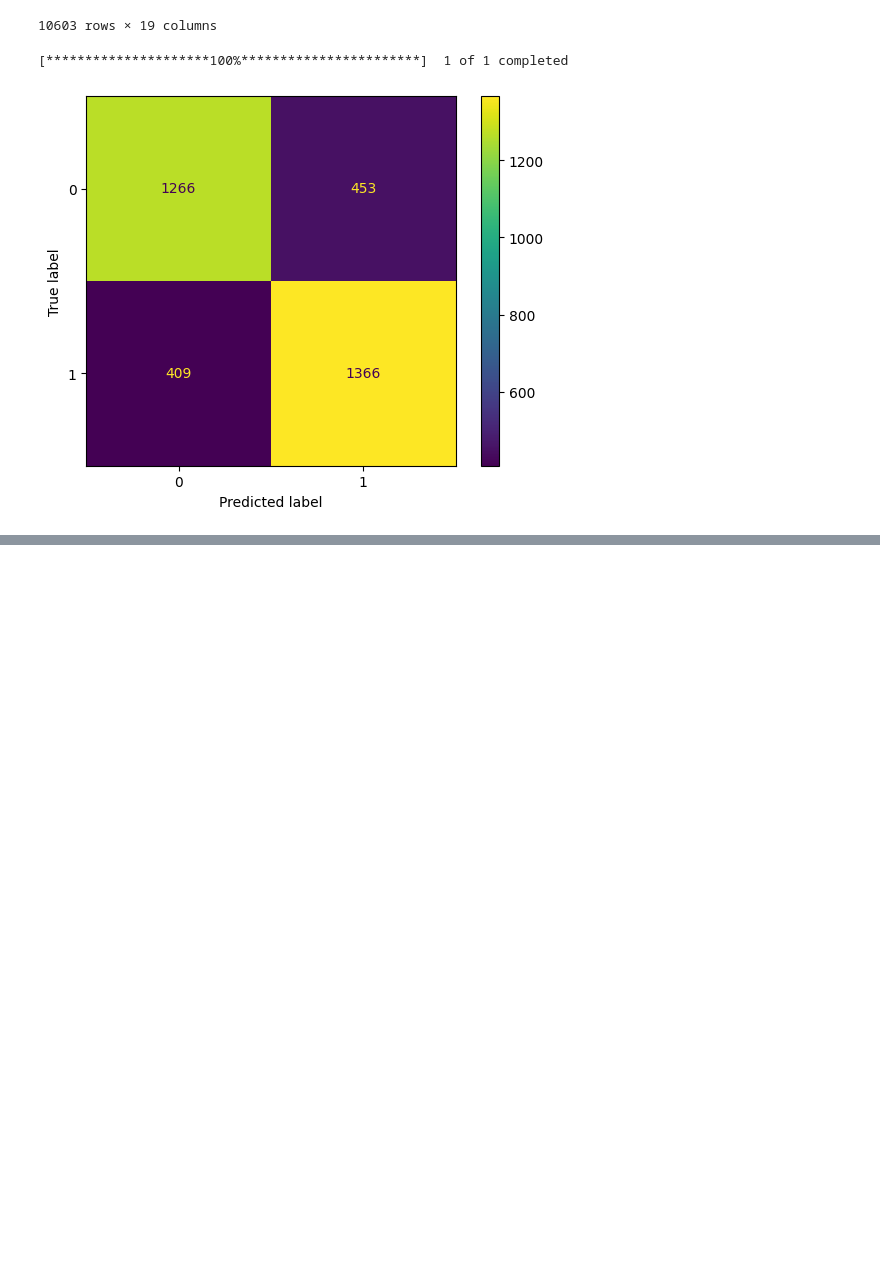
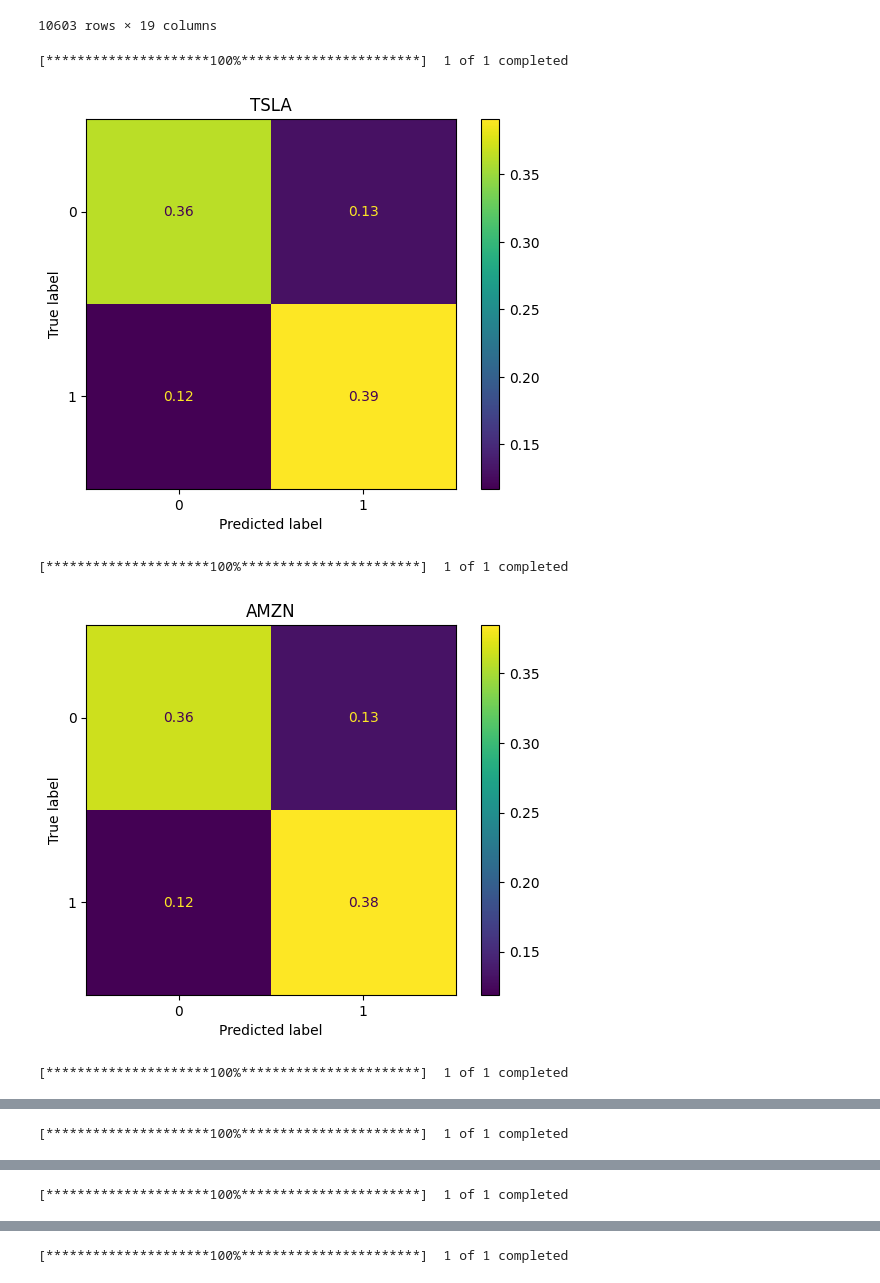
Before and after one commit to dharvpat/ML-excursion, a Jupyter notebook: Support Vector Machines copy.ipynb, the cells around one changed output, grey strips where cells are left out. Drawn from its saved outputs; the diff is of its cells as text; code cells hidden in the pictures; blank space fills up the shorter version.

Commit message:
Multiple Tests Run

```diff
--- a/Support Vector Machines copy.ipynb
+++ b/Support Vector Machines copy.ipynb
@@ -231,26 +231,32 @@ data1
 | 10602 | 124.375387 | 151.241615 | 0.0 | 26.866228 | -8.705171 | 129.103330 | 28.848632 | ... |
 10603 rows × 19 columns
 # %%
-data2 = yf.download('TSLA', start='2021-09-07', end = '2023-09-05',interval = '1h')
-data1 = pre_process(data2,Moving_window=20)
-percentchange = data1['Change'].to_numpy()
-data1.drop(['Change'], axis=1, inplace=True)
-percentchange = percentchange[1:]
-percentchange = np.append(percentchange,0)
-for i in range(len(percentchange)):
-    if (percentchange[i]>0):
-        percentchange[i] = 1
-    else:
-        percentchange[i] = 0
-data_encoded = pd.get_dummies(data1, columns=['Signal_MACD_strength'], dtype = 'float32')
-data_encoded['Volume'] = data_encoded['Volume']/100000
-Y = percentchange
-data1.fillna(0,inplace=True)
-X_test_new,Y_test_new = data_encoded[:-1],Y[:-1]
-X_test_scaled_new = scale(X_test_new)
-disp=ConfusionMatrixDisplay(confusion_matrix(Y_test_new, clf_svm.predict(X_test_scaled_new)))
-disp.plot()
-plt.show()
+tickers = ['TSLA','AMZN','ABNB','L','GOOG','WF','CHS','SPY','VOO']
+for ticker_name in tickers:
+    data2 = yf.download(ticker_name, start='2021-09-07', end = '2023-09-05',interval = '1h')
+    data1 = pre_process(data2,Moving_window=20)
+    percentchange = data1['Change'].to_numpy()
+    data1.drop(['Change'], axis=1, inplace=True)
+    percentchange = percentchange[1:]
+    percentchange = np.append(percentchange,0)
+    for i in range(len(percentchange)):
+        if (percentchange[i]>0):
+            percentchange[i] = 1
+        else:
+            percentchange[i] = 0
+    data_encoded = pd.get_dummies(data1, columns=['Signal_MACD_strength'], dtype = 'float32')
+    data_encoded['Volume'] = data_encoded['Volume']/100000
+    Y = percentchange
+    data1.fillna(0,inplace=True)
+    X_test_new,Y_test_new = data_encoded[:-1],Y[:-1]
+    X_test_scaled_new = scale(X_test_new)
+    disp=ConfusionMatrixDisplay(confusion_matrix(Y_test_new, clf_svm.predict(X_test_scaled_new),normalize = 'all'))
+    disp.plot()
+    plt.title(ticker_name)
+    plt.show()
 # %% [output]
 [*********************100%***********************]  1 of 1 completed
-[figure, old version]
+[figure, new version]
+[*********************100%***********************]  1 of 1 completed
+[figure, added]
+[*********************100%***********************]  1 of 1 completed
@@ -256,0 +264 @@ plt.show()
+[*********************100%***********************]  1 of 1 completed
@@ -256,0 +266 @@ plt.show()
+[*********************100%***********************]  1 of 1 completed
@@ -256,0 +268 @@ plt.show()
+[*********************100%***********************]  1 of 1 completed
```
Also changed, not shown: parts of 1 cell of this notebook.
